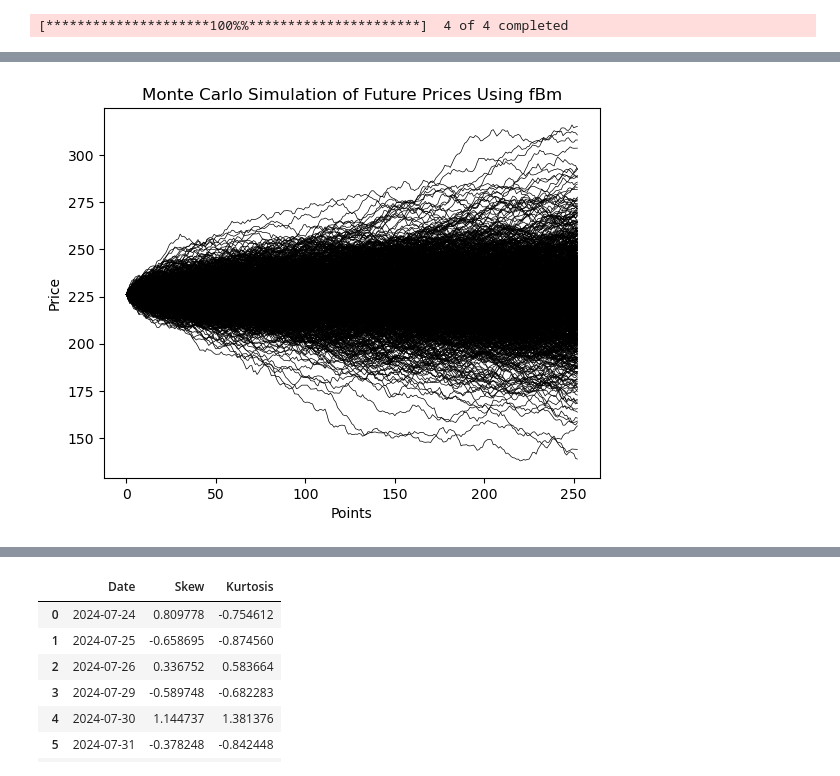
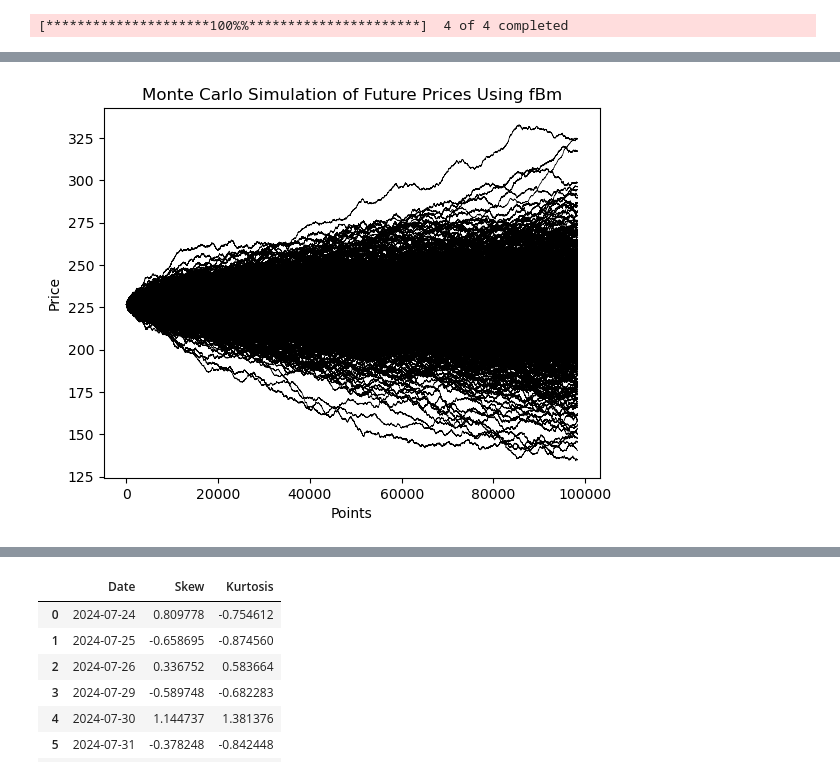
Before and after one commit to ab123-bruh/fund_temp, a Jupyter notebook: mvdevelop.ipynb, the cells around one changed output, grey strips where cells are left out. Saved outputs shown, nothing was run; the diff lists cells and outputs as text; code cells hidden in the pictures.

```diff
--- a/mvdevelop.ipynb
+++ b/mvdevelop.ipynb
@@ -420,38 +420,38 @@ df = yf.download('AAPL', start="2019-09-26", progress=False)
 num_days = 252
 
 num_simulations = 1000
-simulation = np.zeros((num_days+1, num_simulations))
+simulation = np.zeros((num_days*390+1, num_simulations))
 
 start = df["Adj Close"].values.tolist()[-1]
 
 hursts = []
 
 for i in range(num_simulations):
   H = np.random.normal(loc=.53,scale=.07)
   hursts.append(H)
   fgn = FractionalGaussianNoise(hurst=H,t=num_days)
-  sim = fgn._sample_fractional_gaussian_noise(num_days)
+  sim = fgn._sample_fractional_gaussian_noise(num_days*390)
   sim = sim.cumsum()
   sim = np.insert(sim, [0], 0)
 
   simulation[:, i] += sim
 
   ruin = np.where(sim < start*-1)[0].tolist()
   if len(ruin) >= 1:
     simulation[ruin[0]:,i] = start*-1
 
 simulation = pd.DataFrame(simulation) + start
 
 for i in range(num_simulations):
     plt.plot(simulation[i], lw=0.5,color="black")
 
 
 plt.title(f"Monte Carlo Simulation of Future Prices Using fBm")
 plt.xlabel("Points")
 plt.ylabel("Price")
 plt.show()
 # %% [output]
-[figure, old version]
+[figure, new version]
 # %%
 simulation
 # %% [output]
```
Also changed, not shown: parts of 15 cells of this notebook, 2 other files.
